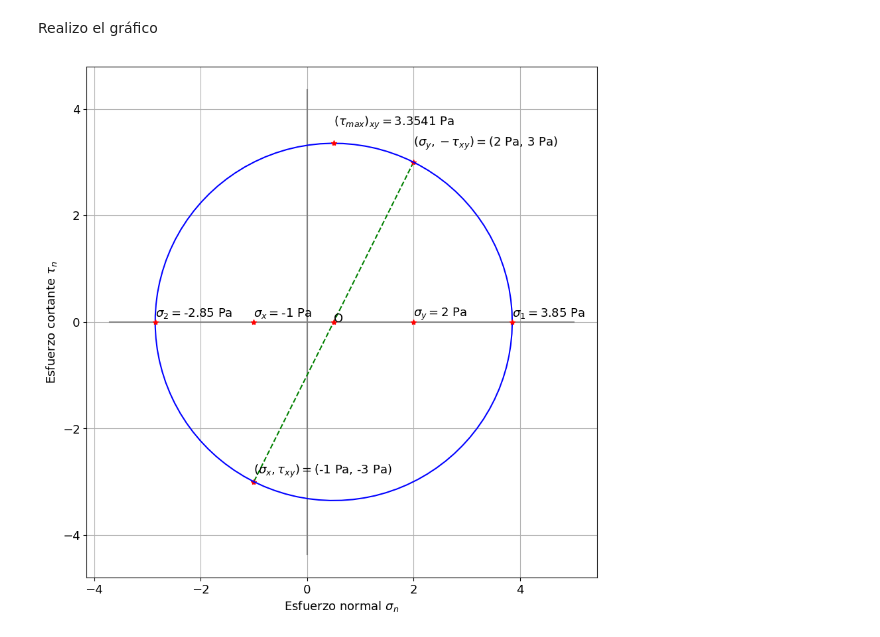
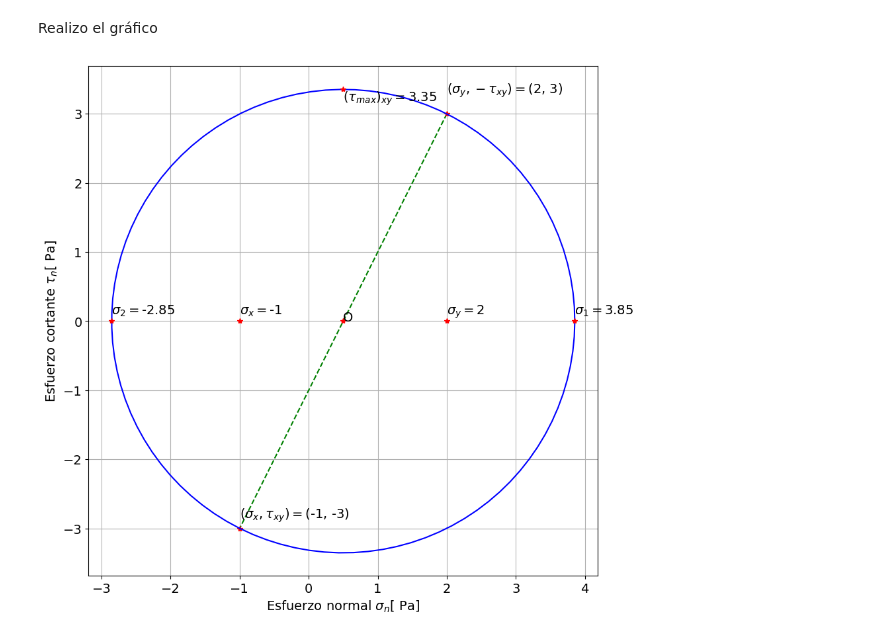
Before and after one commit to michaelherediaperez/medio-continuo, a Jupyter notebook: codigos/cap_02/02_09_04_ejemplo.ipynb, the cells around one changed output. Drawn from its saved outputs; the diff is of its cells as text; code cells hidden in the pictures.

```diff
--- a/codigos/cap_02/02_09_04_ejemplo.ipynb
+++ b/codigos/cap_02/02_09_04_ejemplo.ipynb
@@ -180,61 +180,54 @@ ttn_t = txy*np.cos( 2*tt ) - ( sx-sy )/2*np.sin( 2*tt )
 Realizo el gráfico
 # %%
 # Defino un tamaño de fuente para todo el gráfico.
-plt.rcParams.update({'font.size': 13})
+plt.rcParams.update({'font.size': 14})
 
 # Inicio el lienzo.
 fig, ax = plt.subplots()
 fig.set_figwidth(10)
 fig.set_figheight(10)
 
-# Dibujo los ejes.
-plt.plot((1.3*s2_xy, 1.3*s1_xy), (0, 0), ls="-", color="gray")
-#plt.plot((1.3*s2_xy, 1.3*s2_xy), (-1.3*tau_max, 1.3*tau_max), "-k")
-plt.plot((0,0), (-1.3*tau_max, 1.3*tau_max), ls="-", color="gray")
-
-
 # Dibujo la recta que pasa por los puntos C y A.
 ax.plot((sy, sx), (-txy, txy), "--g")
 
-ax.plot(sy, -txy, "*r")  # un 1% más abajo del punto.
-ax.plot(sx, txy,  "*r")  # un 1% más arriba del punto.
+ax.plot(sy, -txy, "*r")
+ax.plot(sx, txy,  "*r")
 
-ax.text(sy, -txy*1.1, r"$( \sigma_y, -\tau_{xy} )=$" + f"({sy} Pa, {-txy} Pa)")
-ax.text(sx, txy*0.95,  r"$( \sigma_x, \tau_{xy} )=$" + f"({sx} Pa, {txy} Pa)")
+ax.text(sy, -txy*1.1, r"$( \sigma_y, -\tau_{xy} )=$" + f"({sy}, {-txy})")
+ax.text(sx, txy*0.95,  r"$( \sigma_x, \tau_{xy} )=$" + f"({sx}, {txy})")
 
 # Marco el centro de la circunferencia O.
 ax.plot((sx+sy)/2, 0, "*r")
 ax.text((sx+sy)/2, 0,  "O")
 
 # Dibujo la circunferencia.
 ax.plot(ssn_t, ttn_t, "-b")
 
 # Ubico los esfuerzos sx, sy
 ax.plot(sx, 0, "*r")
-ax.text(sx, 0.1, r"$\sigma_x = $" + f"{sx} Pa")
+ax.text(sx, 0.1, r"$\sigma_x = $" + f"{sx}")
 ax.plot(sy, 0, "*r")
-ax.text(sy, 0.1, r"$\sigma_y = $" + f"{sy} Pa")
+ax.text(sy, 0.1, r"$\sigma_y = $" + f"{sy}")
 
 # Ubico los esfuerzos principales s1, s2
 ax.plot(s1_xy, 0, "*r")
-ax.text(s1_xy, 0.1, r"$\sigma_1 = $" + f"{round(s1_xy, 2)} Pa")
+ax.text(s1_xy, 0.1, r"$\sigma_1 = $" + f"{round(s1_xy, 2)}")
 ax.plot(s2_xy, 0, "*r")
-ax.text(s2_xy, 0.1, r"$\sigma_2 = $" + f"{round(s2_xy, 2)} Pa")
+ax.text(s2_xy, 0.1, r"$\sigma_2 = $" + f"{round(s2_xy, 2)}")
 
 # Indico el esfuerzo cortante máximo.
 ax.plot((sx+sy)/2, tau_max, "*r")
-ax.text((sx+sy)/2, 1.1*tau_max, r"$(\tau_{max})_{xy} = $" + f"{round(tau_max, 4)} Pa")
+ax.text((sx+sy)/2, 1.05*tau_max, r"$(\tau_{max})_{xy} = $" + f"{round(tau_max, 2)}")
 
 # Nombre de los ejes.
-ax.set_xlabel("Esfuerzo normal " + r"$\sigma_n$" )
-ax.set_ylabel("Esfuerzo cortante " + r"$\tau_n$")
+ax.set_xlabel("Esfuerzo normal " + r"$\sigma_n$" + "[ Pa]" )
+ax.set_ylabel("Esfuerzo cortante " + r"$\tau_n$" + "[ Pa]")
 
 # Configuro parámetros del lienzo.
 ax.grid(which='major', linestyle='-')
 ax.set_aspect('equal', adjustable='box')
-#plt.axis('off')
 
 # Presento en pantalla el lienzo.
 plt.show()
 # %% [output]
-[figure, old version]
+[figure, new version]
```
